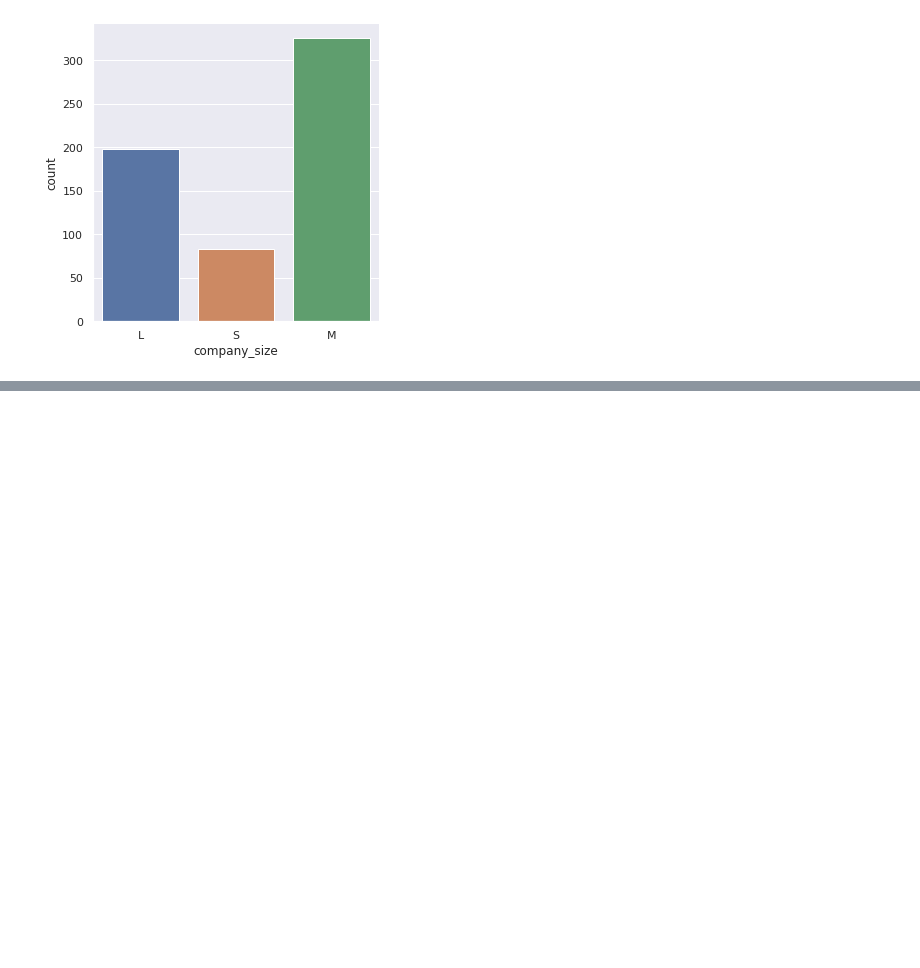
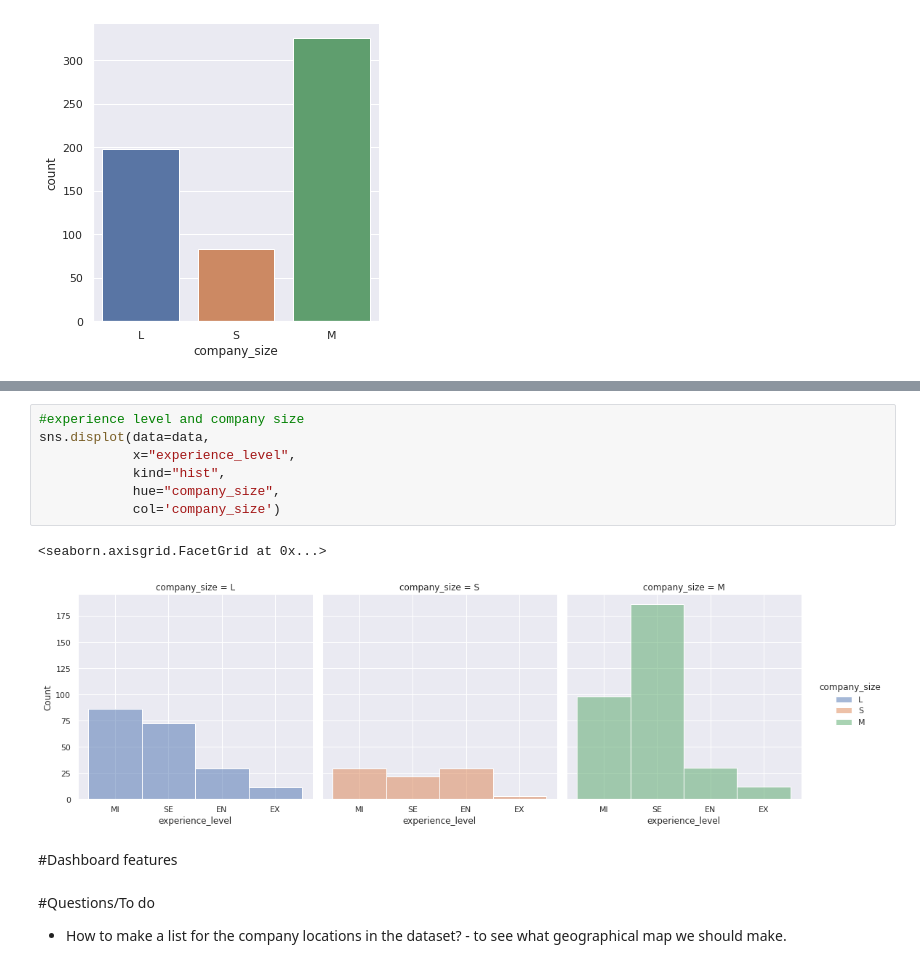
Before and after one commit to Ahsc19/Group_8, a Jupyter notebook: Hackaton_Aalborg_V2.ipynb, the cells around one changed output, grey strips where cells are left out. Drawn from its saved outputs; the diff is of its cells as text; blank space fills up the shorter version.

```diff
--- a/Hackaton_Aalborg_V2.ipynb
+++ b/Hackaton_Aalborg_V2.ipynb
@@ -138,0 +157,16 @@ sns.catplot(data=data,
+# %%
+#experience level and company size
+sns.displot(data=data,
+            x="experience_level",
+            kind="hist",
+            hue="company_size",
+            col='company_size')
+# %% [output]
+<seaborn.axisgrid.FacetGrid at 0x...>
+[figure, added]
+# %% [markdown]
+#Dashboard features
+# %% [markdown]
+#Questions/To do
+
+- How to make a list for the company locations in the dataset? - to see what geographical map we should make.
```
Also changed, not shown: parts of 3 cells of this notebook.
